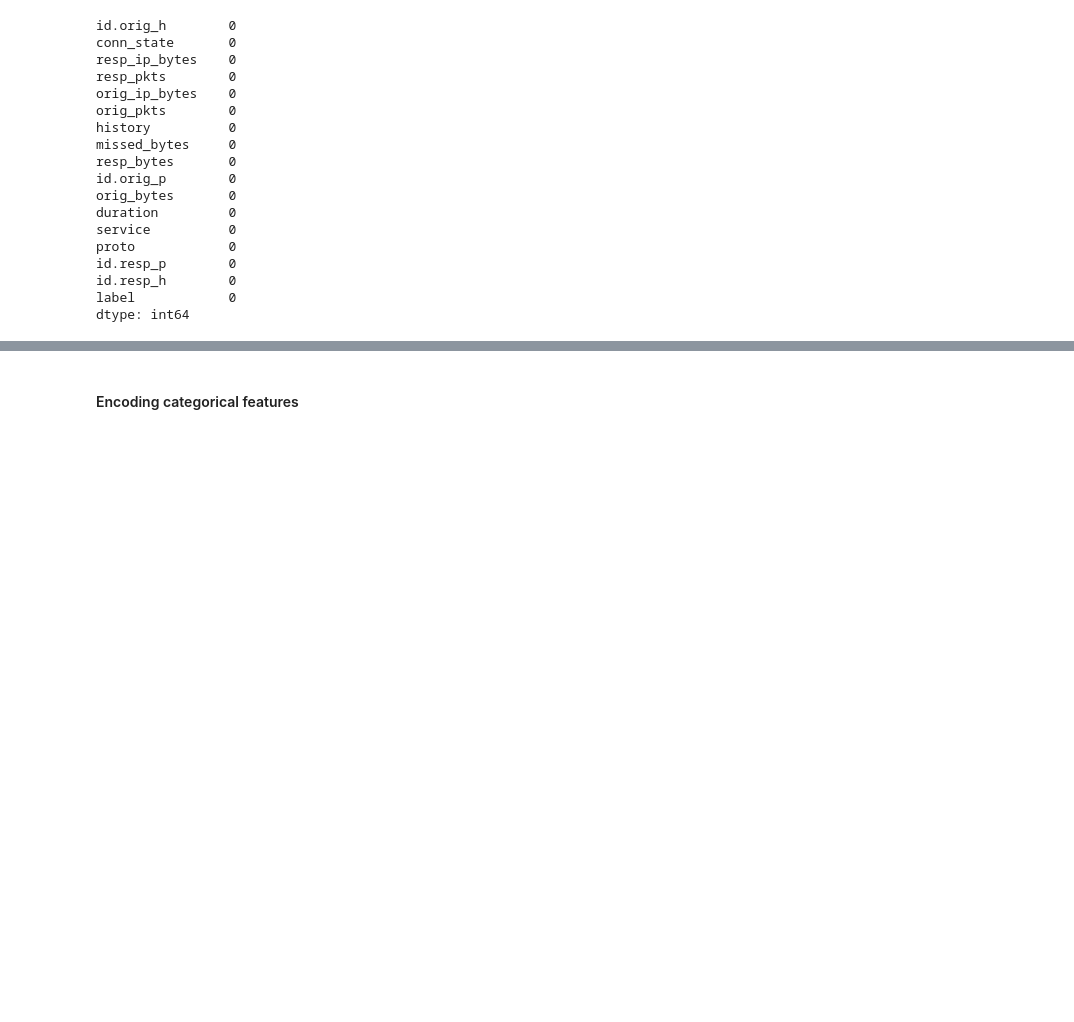
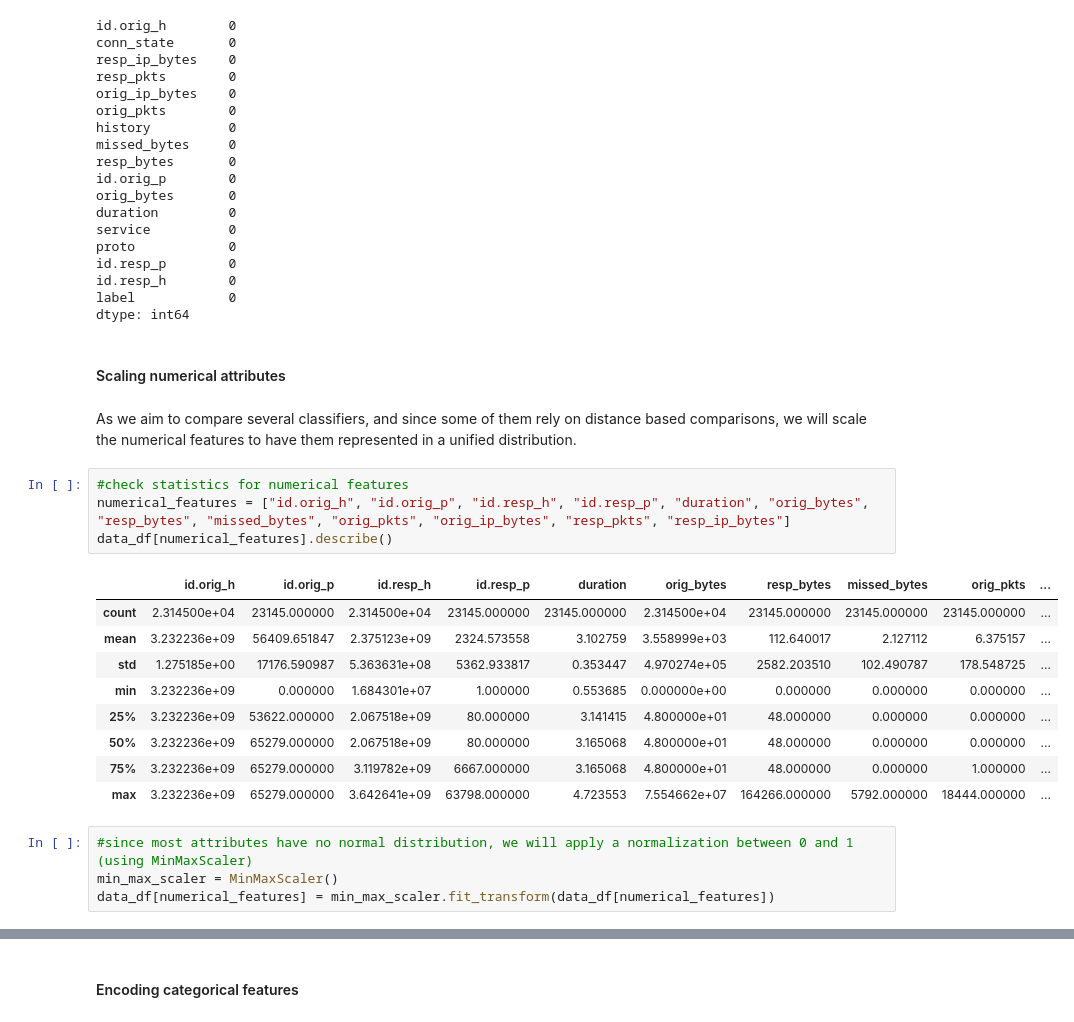
Before and after one commit to sinanw/ml-classification-malicious-network-traffic, a Jupyter notebook: notebooks/2-data-preprocessing.ipynb, the cells around one changed output, grey strips where cells are left out. Cells and saved outputs as stored; diff of their text form; blank space fills up the shorter version.

```diff
--- a/notebooks/2-data-preprocessing.ipynb
+++ b/notebooks/2-data-preprocessing.ipynb
@@ -328,3 +329,25 @@ id.resp_p        0
 id.resp_h        0
 label            0
 dtype: int64
+# %% [markdown]
+#### Scaling numerical attributes
+# %% [markdown]
+As we aim to compare several classifiers, and since some of them rely on distance based comparisons, we will scale the numerical features to have them represented in a unified distribution.
+# %%
+#check statistics for numerical features
+numerical_features = ["id.orig_h", "id.orig_p", "id.resp_h", "id.resp_p", "duration", "orig_bytes", "resp_bytes", "missed_bytes", "orig_pkts", "orig_ip_bytes",	"resp_pkts", "resp_ip_bytes"]
+data_df[numerical_features].describe()
+# %% [output]
+|  | id.orig_h | id.orig_p | id.resp_h | id.resp_p | duration | orig_bytes | resp_bytes | missed_bytes | orig_pkts | ... |
+| count | 2.314500e+04 | 23145.000000 | 2.314500e+04 | 23145.000000 | 23145.000000 | 2.314500e+04 | 23145.000000 | 23145.000000 | 23145.000000 | ... |
+| mean | 3.232236e+09 | 56409.651847 | 2.375123e+09 | 2324.573558 | 3.102759 | 3.558999e+03 | 112.640017 | 2.127112 | 6.375157 | ... |
+| std | 1.275185e+00 | 17176.590987 | 5.363631e+08 | 5362.933817 | 0.353447 | 4.970274e+05 | 2582.203510 | 102.490787 | 178.548725 | ... |
+| min | 3.232236e+09 | 0.000000 | 1.684301e+07 | 1.000000 | 0.553685 | 0.000000e+00 | 0.000000 | 0.000000 | 0.000000 | ... |
+| 25% | 3.232236e+09 | 53622.000000 | 2.067518e+09 | 80.000000 | 3.141415 | 4.800000e+01 | 48.000000 | 0.000000 | 0.000000 | ... |
+| 50% | 3.232236e+09 | 65279.000000 | 2.067518e+09 | 80.000000 | 3.165068 | 4.800000e+01 | 48.000000 | 0.000000 | 0.000000 | ... |
+| 75% | 3.232236e+09 | 65279.000000 | 3.119782e+09 | 6667.000000 | 3.165068 | 4.800000e+01 | 48.000000 | 0.000000 | 1.000000 | ... |
+| max | 3.232236e+09 | 65279.000000 | 3.642641e+09 | 63798.000000 | 4.723553 | 7.554662e+07 | 164266.000000 | 5792.000000 | 18444.000000 | ... |
+# %%
+#since most attributes have no normal distribution, we will apply a normalization between 0 and 1 (using MinMaxScaler)
+min_max_scaler = MinMaxScaler()
+data_df[numerical_features] = min_max_scaler.fit_transform(data_df[numerical_features])
```
Also changed, not shown: parts of 3 cells of this notebook, 1 other file.
